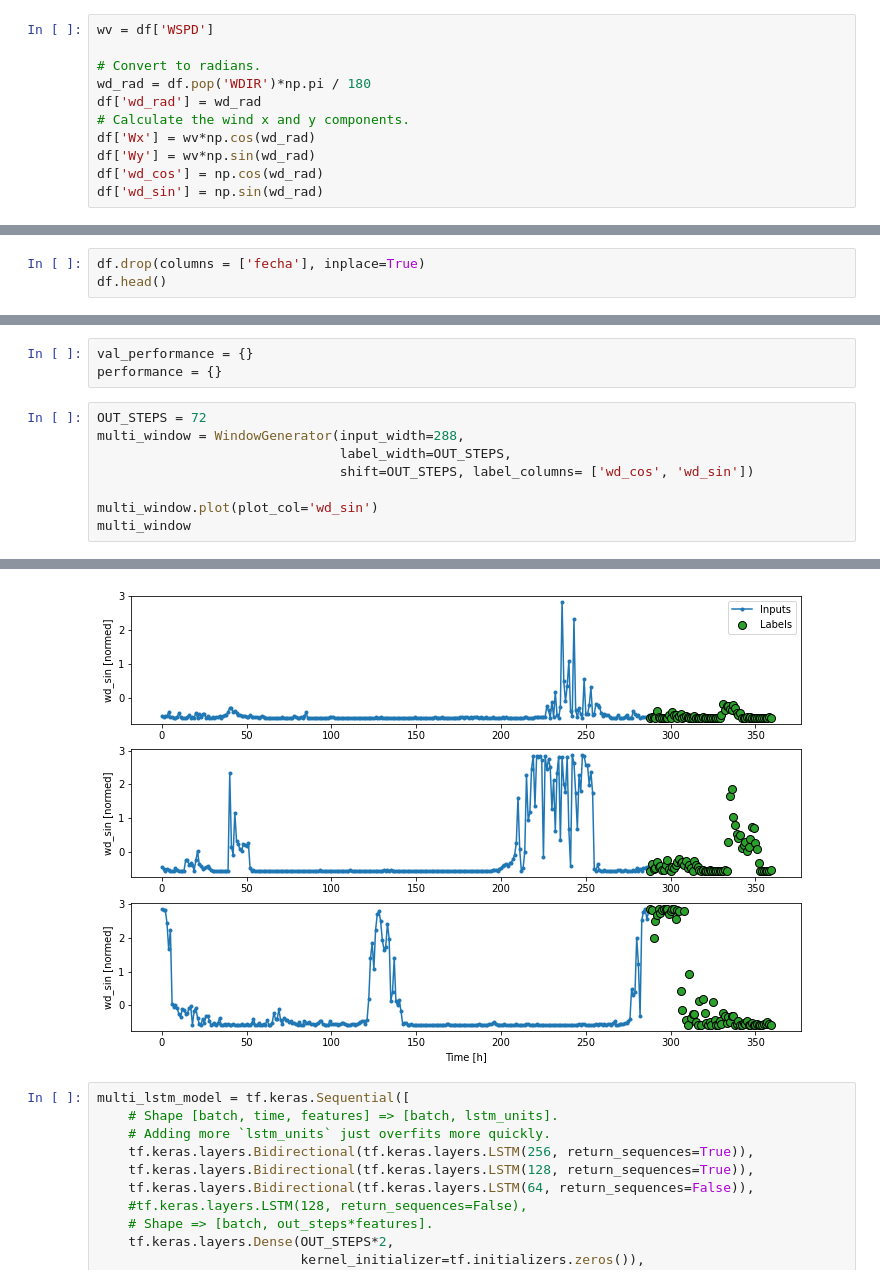
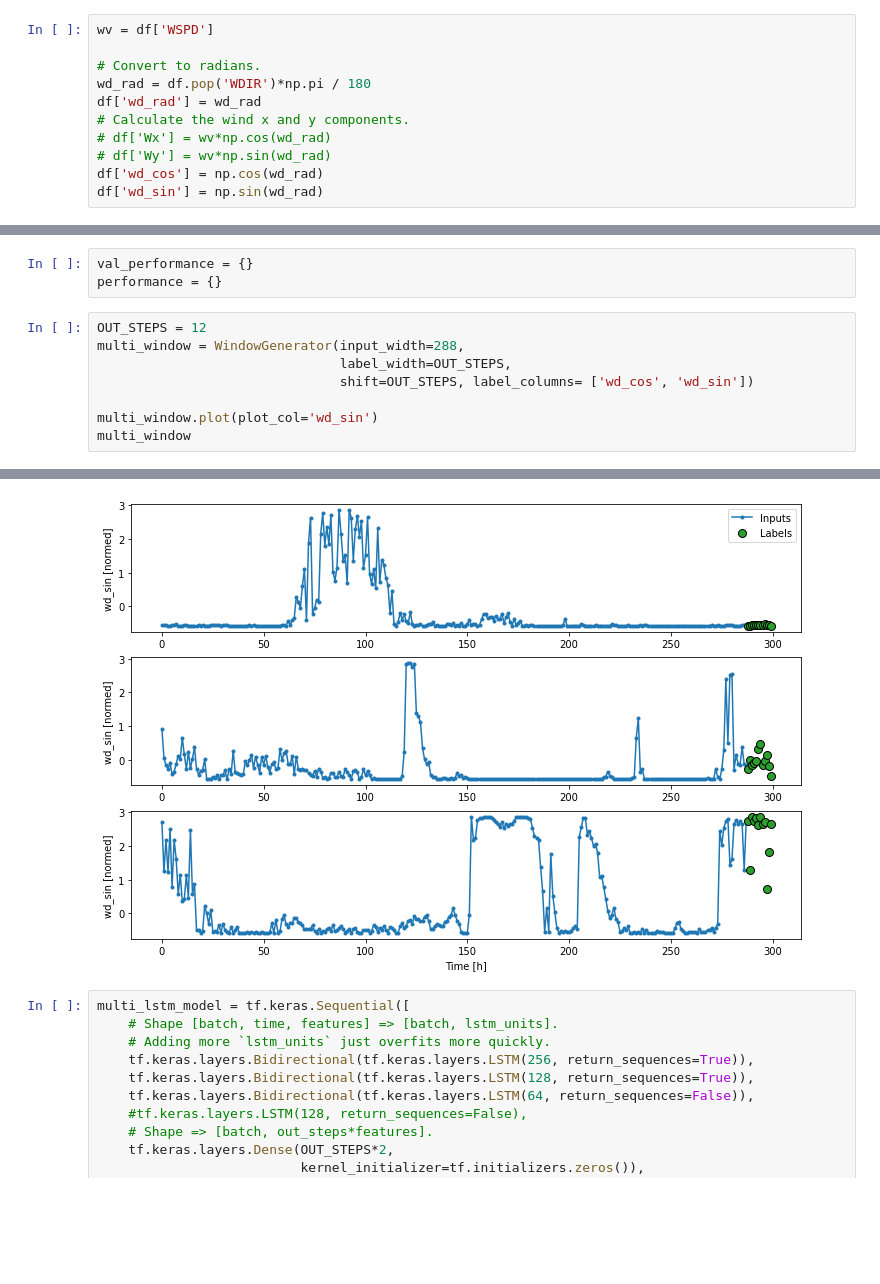
Before and after one commit to sossul/WindFlow, a Jupyter notebook: notebooks/forecast.ipynb, the cells around one changed output, grey strips where cells are left out. Drawn from its saved outputs; the diff is of its cells as text; blank space fills up the shorter version.

```diff
--- a/notebooks/forecast.ipynb
+++ b/notebooks/forecast.ipynb
@@ -89,8 +82,8 @@ wv = df['WSPD']
 wd_rad = df.pop('WDIR')*np.pi / 180
 df['wd_rad'] = wd_rad
 # Calculate the wind x and y components.
-df['Wx'] = wv*np.cos(wd_rad)
-df['Wy'] = wv*np.sin(wd_rad)
+# df['Wx'] = wv*np.cos(wd_rad)
+# df['Wy'] = wv*np.sin(wd_rad)
 df['wd_cos'] = np.cos(wd_rad)
 df['wd_sin'] = np.sin(wd_rad)
 # %%
@@ -133,6 +126,3 @@ plt.title('Time of day signal')
 # %% [output]
 Text(0.5, 1.0, 'Time of day signal')
 [figure]
-# %%
-df.drop(columns = ['fecha'], inplace=True)
-df.head()
@@ -329,7 +304,7 @@ def compile_and_fit(model, window, patience=2):
 val_performance = {}
 performance = {}
 # %%
-OUT_STEPS = 72
+OUT_STEPS = 12
 multi_window = WindowGenerator(input_width=288,
                                label_width=OUT_STEPS,
                                shift=OUT_STEPS, label_columns= ['wd_cos', 'wd_sin'])
@@ -361,4 +334,4 @@ Label column name(s): ['wd_cos', 'wd_sin']
-[figure, old version]
+[figure, new version]
 # %%
 multi_lstm_model = tf.keras.Sequential([
     # Shape [batch, time, features] => [batch, lstm_units].
```
Also changed, not shown: parts of 9 cells of this notebook, 1 other file.
